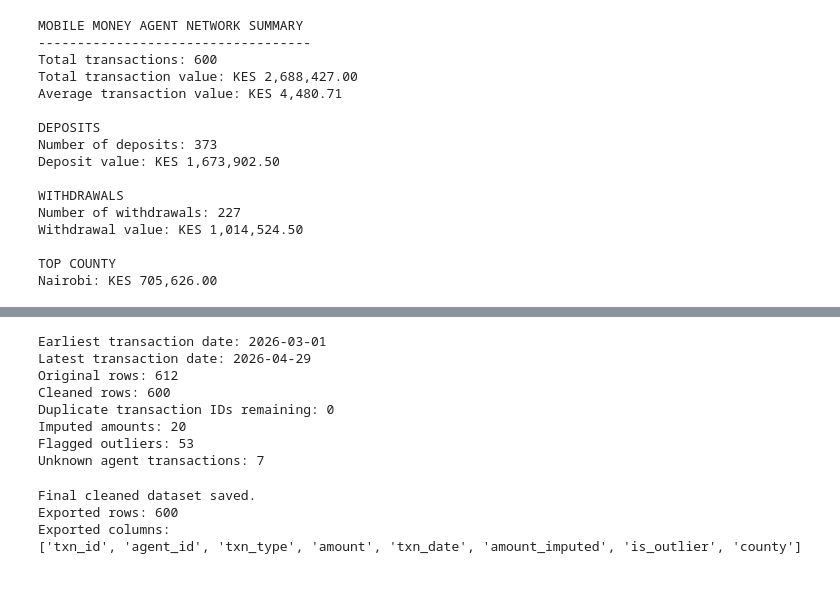
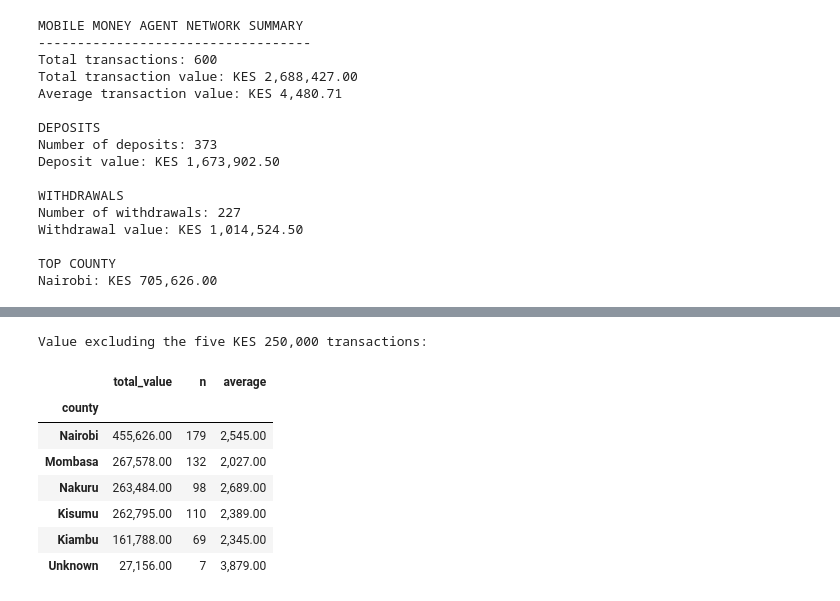
Before and after one commit to nelly-mwangi/plp-da-a3-duka-sales-and-agent-cleanup, a Jupyter notebook: agent_cleanup.ipynb, the cells around one changed output, grey strips where cells are left out. Drawn from its saved outputs; the diff is of its cells as text; code cells hidden in the pictures.

```diff
--- a/agent_cleanup.ipynb
+++ b/agent_cleanup.ipynb
@@ -527,40 +546,14 @@ The cleaning process improved the consistency, completeness and usability of the
-# %%
-
-print("Earliest transaction date:", clean_df["txn_date"].min().date())
-print("Latest transaction date:", clean_df["txn_date"].max().date())
-
-print("Original rows:", len(txns))
-print("Cleaned rows:", len(clean_df))
-print("Duplicate transaction IDs remaining:", clean_df["txn_id"].duplicated().sum())
-print("Imputed amounts:", clean_df["amount_imputed"].sum())
-print("Flagged outliers:", clean_df["is_outlier"].sum())
-print("Unknown agent transactions:", (clean_df["county"] == "Unknown").sum())
-# %% [output]
-Earliest transaction date: 2026-03-01
-Latest transaction date: 2026-04-29
-Original rows: 612
-Cleaned rows: 600
-Duplicate transaction IDs remaining: 0
-Imputed amounts: 20
-Flagged outliers: 53
-Unknown agent transactions: 7
-# %%
-
-export_df = clean_df.drop(columns=["week"], errors="ignore").copy()
-
-export_df["txn_date"] = export_df["txn_date"].dt.strftime("%Y-%m-%d")
-
-export_df.to_csv(
-    "outputs/agent_transactions_clean.csv",
-    index=False
-)
-
-print("Final cleaned dataset saved.")
-print("Exported rows:", len(export_df))
-print("Exported columns:")
-print(export_df.columns.tolist())
-# %% [output]
-Final cleaned dataset saved.
-Exported rows: 600
-Exported columns:
-['txn_id', 'agent_id', 'txn_type', 'amount', 'txn_date', 'amount_imputed', 'is_outlier', 'county']
+# %%
+print("Value excluding the five KES 250,000 transactions:")
+ex = clean_df[clean_df["amount"] != 250000]
+display(ex.groupby("county")["amount"].agg(total_value="sum", n="count", average="mean").sort_values("total_value", ascending=False).round(0))
+# %% [output]
+Value excluding the five KES 250,000 transactions:
+|  | total_value | n | average |
+| county |  |  |  |
+| Nairobi | 455,626.00 | 179 | 2,545.00 |
+| Mombasa | 267,578.00 | 132 | 2,027.00 |
+| Nakuru | 263,484.00 | 98 | 2,689.00 |
+| Kisumu | 262,795.00 | 110 | 2,389.00 |
+| Kiambu | 161,788.00 | 69 | 2,345.00 |
+| Unknown | 27,156.00 | 7 | 3,879.00 |
```
Also changed, not shown: parts of 30 cells of this notebook, 6 other files.
